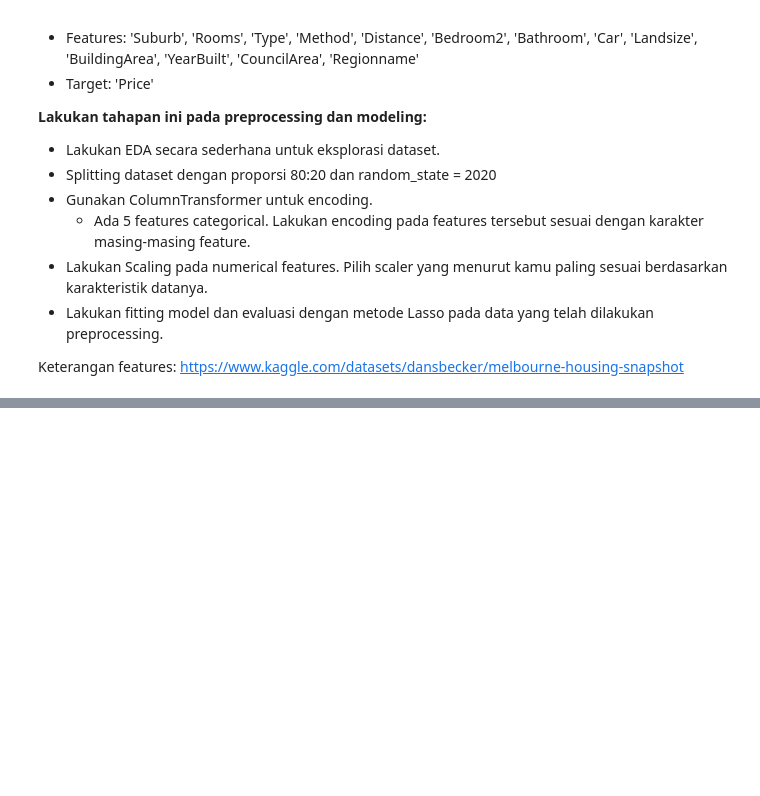
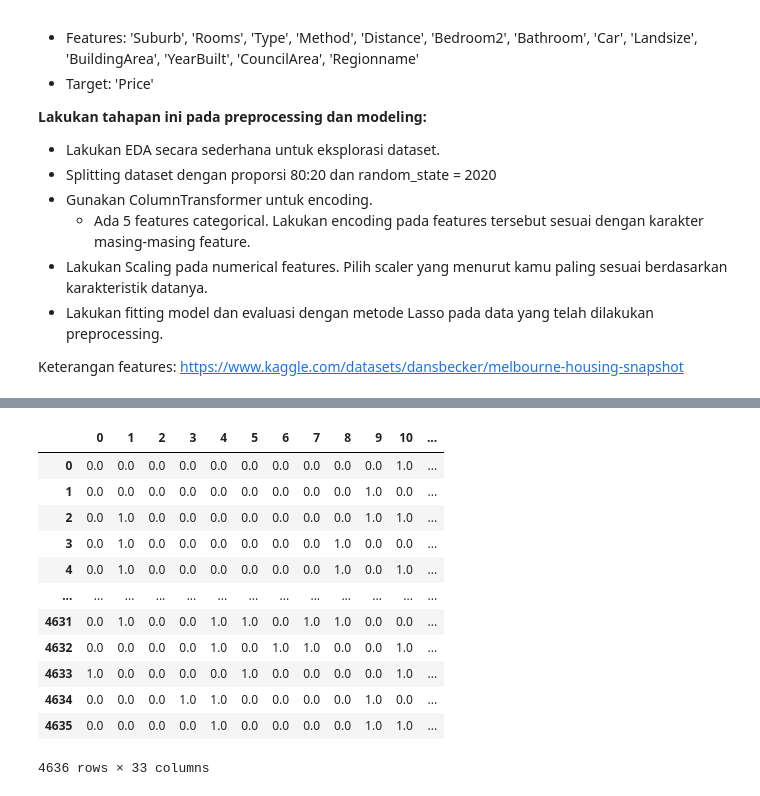
Before and after one commit to d-widyantama/Machine_Learning-Modul-3-Purwadhika, a Jupyter notebook: 5-Scaling-Encoding/exe_m3_s8_scaling_encoding_question.ipynb, the cells around one changed output, grey strips where cells are left out. Saved outputs shown, nothing was run; the diff lists cells and outputs as text; code cells hidden in the pictures; blank space fills up the shorter version.

```diff
--- a/5-Scaling-Encoding/exe_m3_s8_scaling_encoding_question.ipynb
+++ b/5-Scaling-Encoding/exe_m3_s8_scaling_encoding_question.ipynb
@@ -27,0 +312,6 @@ https://www.kaggle.com/datasets/dansbecker/melbourne-housing-snapshot
+# %%
+#Numerical & Categorical
+numerical_cols = ['Rooms','Distance','Bedroom2' ,'Bathroom','Car', 'Landsize', 'BuildingArea', 'YearBuilt']
+categorical_columns = ['Suburb', 'Type', 'Method', 'CouncilArea', 'Regionname']
+# %%
+x_train, x_test, y_train, y_test = train_test_split(x,y, random_state = 2020)
@@ -27,0 +352,9 @@ https://www.kaggle.com/datasets/dansbecker/melbourne-housing-snapshot
+# %%
+transformer = ColumnTransformer([('OneHotEncoder', OneHotEncoder(drop='first'), ['Type']),
+                                 ('binary encoder',ce.BinaryEncoder(),categorical_columns),
+                                 ('robust scaler',RobustScaler(),numerical_cols)
+                                ], remainder = 'passthrough')
+# %%
+
+x_train_preprocessed = transformer.fit_transform(x_train)
+x_test_preprocessed = transformer.transform(x_test)
@@ -27,0 +377,18 @@ https://www.kaggle.com/datasets/dansbecker/melbourne-housing-snapshot
+# %%
+x_train_preprocessed = pd.DataFrame(x_train_preprocessed)
+x_test_preprocessed = pd.DataFrame(x_test_preprocessed)
+x_train_preprocessed
+# %% [output]
+|  | 0 | 1 | 2 | 3 | 4 | 5 | 6 | 7 | 8 | 9 | 10 | ... |
+| 0 | 0.0 | 0.0 | 0.0 | 0.0 | 0.0 | 0.0 | 0.0 | 0.0 | 0.0 | 0.0 | 1.0 | ... |
+| 1 | 0.0 | 0.0 | 0.0 | 0.0 | 0.0 | 0.0 | 0.0 | 0.0 | 0.0 | 1.0 | 0.0 | ... |
+| 2 | 0.0 | 1.0 | 0.0 | 0.0 | 0.0 | 0.0 | 0.0 | 0.0 | 0.0 | 1.0 | 1.0 | ... |
+| 3 | 0.0 | 1.0 | 0.0 | 0.0 | 0.0 | 0.0 | 0.0 | 0.0 | 1.0 | 0.0 | 0.0 | ... |
+| 4 | 0.0 | 1.0 | 0.0 | 0.0 | 0.0 | 0.0 | 0.0 | 0.0 | 1.0 | 0.0 | 1.0 | ... |
+| ... | ... | ... | ... | ... | ... | ... | ... | ... | ... | ... | ... | ... |
+| 4631 | 0.0 | 1.0 | 0.0 | 0.0 | 1.0 | 1.0 | 0.0 | 1.0 | 1.0 | 0.0 | 0.0 | ... |
+| 4632 | 0.0 | 0.0 | 0.0 | 0.0 | 1.0 | 0.0 | 1.0 | 1.0 | 0.0 | 0.0 | 1.0 | ... |
+| 4633 | 1.0 | 0.0 | 0.0 | 0.0 | 0.0 | 1.0 | 0.0 | 0.0 | 0.0 | 0.0 | 1.0 | ... |
+| 4634 | 0.0 | 0.0 | 0.0 | 1.0 | 1.0 | 0.0 | 0.0 | 0.0 | 0.0 | 1.0 | 0.0 | ... |
+| 4635 | 0.0 | 0.0 | 0.0 | 0.0 | 1.0 | 0.0 | 0.0 | 0.0 | 0.0 | 1.0 | 1.0 | ... |
+4636 rows × 33 columns
```
Also changed, not shown: parts of 60 cells of this notebook.
